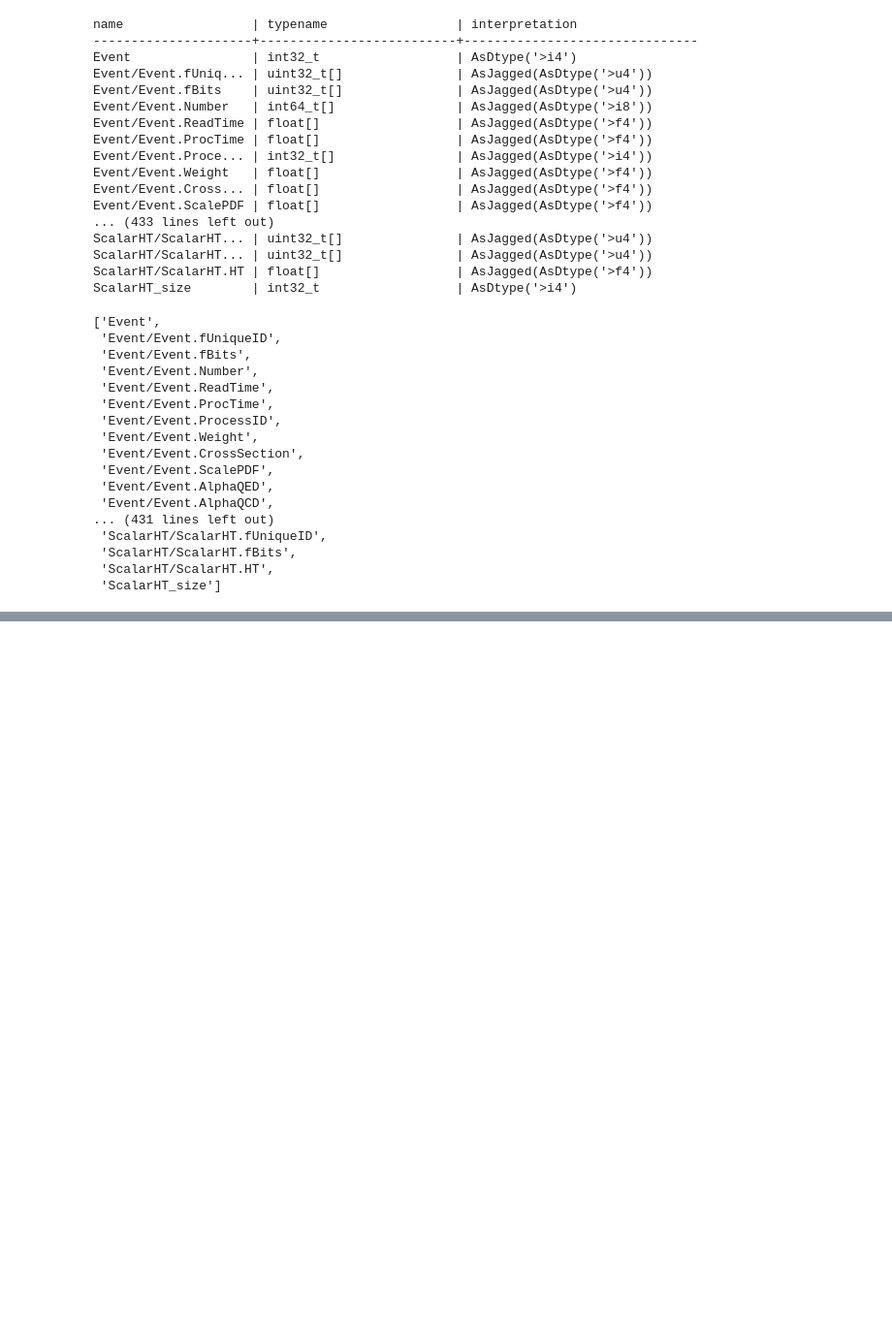
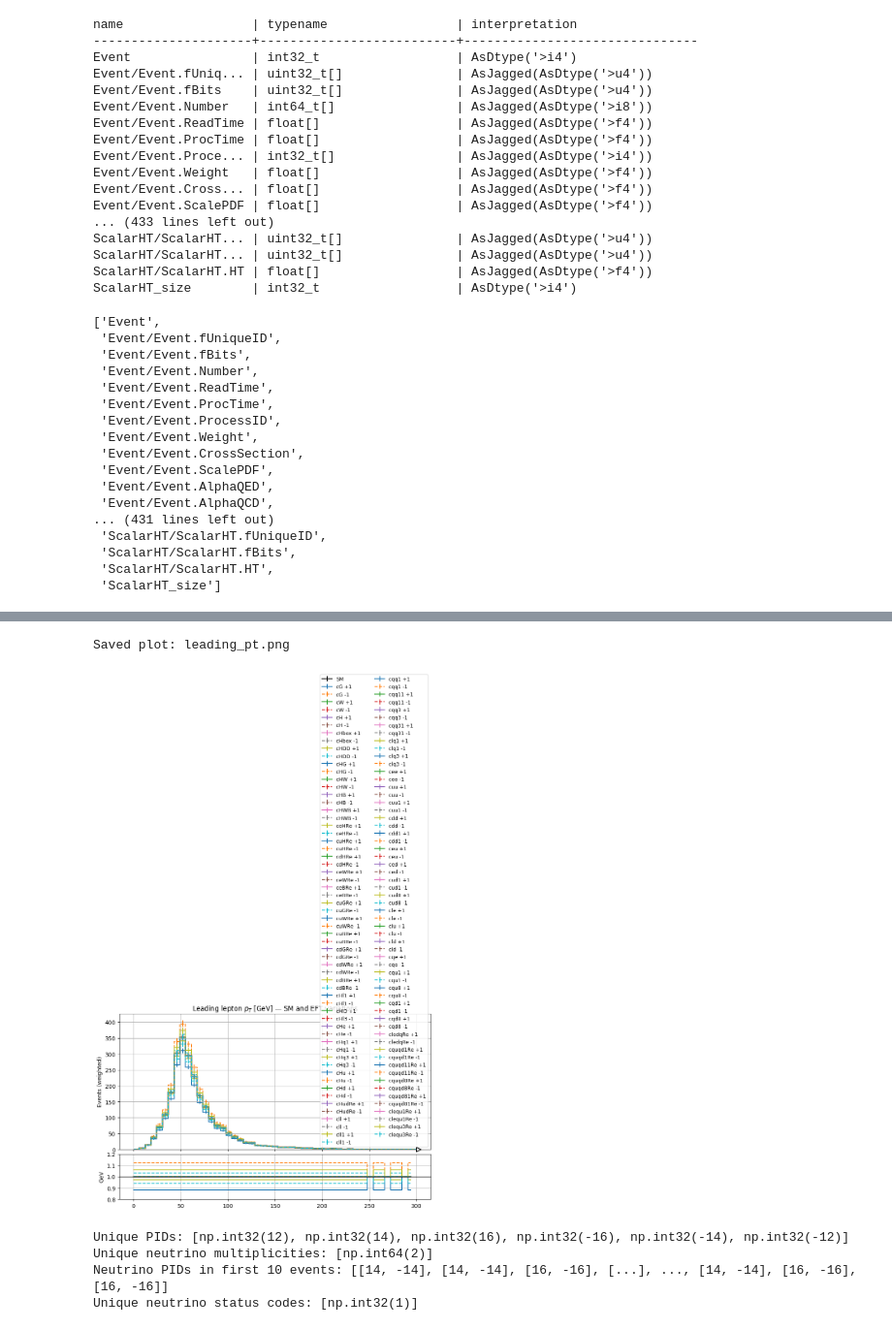
Before and after one commit to John-Aremu/Fall-2025-Project-Continuation, a Jupyter notebook: zz analysis with all WCs.ipynb, the cells around one changed output, grey strips where cells are left out. Shown at 97% size. Drawn from its saved outputs; the diff is of its cells as text; code cells hidden in the pictures; blank space fills up the shorter version.

```diff
--- a/zz analysis with all WCs.ipynb
+++ b/zz analysis with all WCs.ipynb
@@ -68,3 +68,14 @@ tree.keys()
  'ScalarHT/ScalarHT.fBits',
  'ScalarHT/ScalarHT.HT',
  'ScalarHT_size']
+# %%
+event_tree = tree["Event"]
+weight_tree = tree["Weight"]
+weight_ids = tree["Weight/Weight.ID"].array()    # Weight identifiers/names
+weight_vals = tree["Weight/Weight.Weight"].array()  # Actual weight values
+
+particle_tree = tree["Particle"]  #
+
+print("Weights shape:", ak.num(weight_vals), "events,", len(weight_vals[0]), "weights each")
+print("First event weight IDs:", weight_ids[0])
+print("First event weight values:", weight_vals[0])
@@ -70,0 +86,22 @@ tree.keys()
+# %%
+pid = particle_tree["Particle.PID"].array()
+pt  = particle_tree["Particle.PT"].array()
+eta = particle_tree["Particle.Eta"].array()
+phi = particle_tree["Particle.Phi"].array()
+status = particle_tree["Particle.Status"].array()
+
+
+px  = particle_tree["Particle.Px"].array()
+py  = particle_tree["Particle.Py"].array()
+pz  = particle_tree["Particle.Pz"].array()
+E   = particle_tree["Particle.E"].array()
+pt  = particle_tree["Particle.PT"].array()
+
+
+print("Number of events:", len(pid))
+print("Particles in first event:", len(pid[0]))
+
+
+print("First event weights:", weight_vals[0])
+print("First event PIDs:", pid[0])
+print("First event PTs:", pt[0])
@@ -70,0 +339,22 @@ tree.keys()
+# %%
+bins = np.linspace(0, 300, 50)
+hists_ptlead = build_hist(leading_pt, weights, bins)
+plot_histograms(hists_ptlead, "Leading lepton $p_T$ [GeV]", save_name="leading_pt.png")
+# %% [output]
+Saved plot: leading_pt.png
+[figure, added]
+# %%
+#Check
+unique_pid = list(set(ak.flatten(pid[neutrinos])))
+print("Unique PIDs:", unique_pid)
+
+unique_nu_counts = list(set(ak.num(nu_pt)))
+print("Unique neutrino multiplicities:", unique_nu_counts)
+
+print("Neutrino PIDs in first 10 events:", pid[neutrinos][:10])
+print("Unique neutrino status codes:", list(set(ak.flatten(status[neutrinos]))))
+# %% [output]
+Unique PIDs: [np.int32(12), np.int32(14), np.int32(16), np.int32(-16), np.int32(-14), np.int32(-12)]
+Unique neutrino multiplicities: [np.int64(2)]
+Neutrino PIDs in first 10 events: [[14, -14], [14, -14], [16, -16], [...], ..., [14, -14], [16, -16], [16, -16]]
+Unique neutrino status codes: [np.int32(1)]
```
Also changed, not shown: parts of 9 cells of this notebook, 8 other files.
